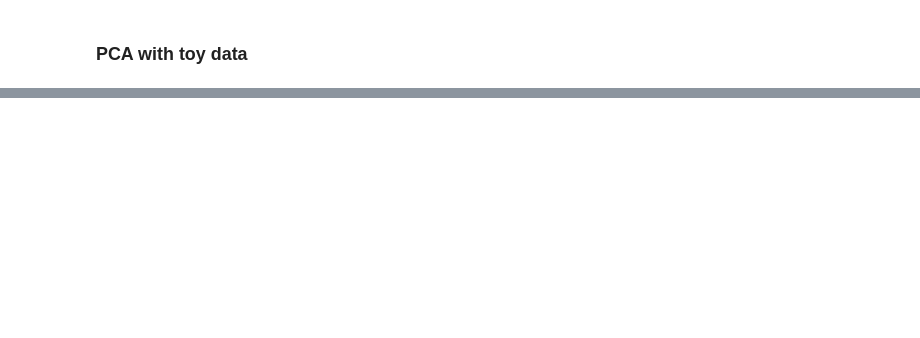
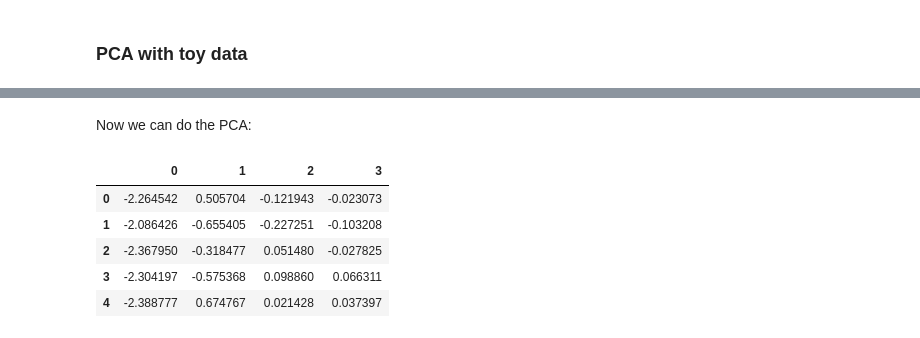
Before and after one commit to diazale/dimension_reduction_workshop, a Jupyter notebook: toy_examples.ipynb, the cells around one changed output, grey strips where cells are left out. Saved outputs shown, nothing was run; the diff lists cells and outputs as text; code cells hidden in the pictures; blank space fills up the shorter version.

```diff
--- a/toy_examples.ipynb
+++ b/toy_examples.ipynb
@@ -158,0 +169,8 @@ ax[1].set(xlabel='PC1', ylabel='PC2',
+# %%
+url = "https://archive.ics.uci.edu/ml/machine-learning-databases/iris/iris.data"
+names = ["sepal_length", "sepal_width", "petal_length", "petal_width", "flower"]
+iris_data = pd.read_csv(url, names=names)
+
+# alternately, if this URL import doesn't work we can load the data but will have to do some formatting:
+#from sklearn.datasets import load_iris
+#iris_data = load_iris()
@@ -158,0 +210,17 @@ ax[1].set(xlabel='PC1', ylabel='PC2',
+# %% [markdown]
+Now we can do the PCA:
+# %%
+# Create the object and fit + transform the data
+iris_pca = PCA()
+iris_X_pca = iris_pca.fit_transform(iris_X)
+iris_X_pca = pd.DataFrame(iris_X_pca)
+
+# Take a look at the first few rows.
+iris_X_pca.head()
+# %% [output]
+|  | 0 | 1 | 2 | 3 |
+| 0 | -2.264542 | 0.505704 | -0.121943 | -0.023073 |
+| 1 | -2.086426 | -0.655405 | -0.227251 | -0.103208 |
+| 2 | -2.367950 | -0.318477 | 0.051480 | -0.027825 |
+| 3 | -2.304197 | -0.575368 | 0.098860 | 0.066311 |
+| 4 | -2.388777 | 0.674767 | 0.021428 | 0.037397 |
```
Also changed, not shown: parts of 16 cells of this notebook, 1 other file.
